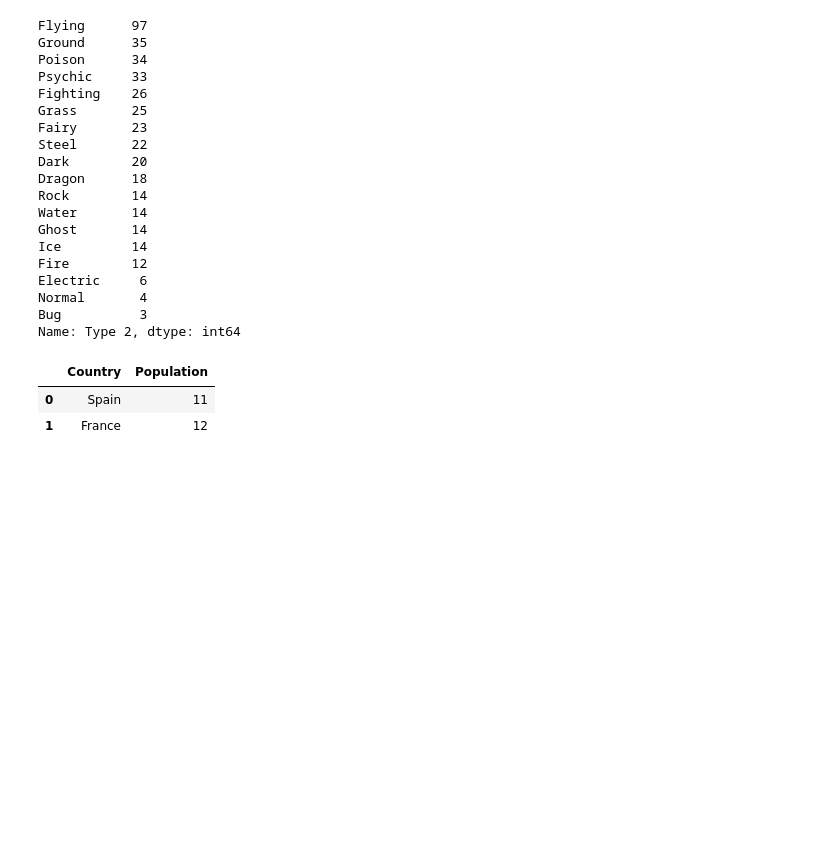
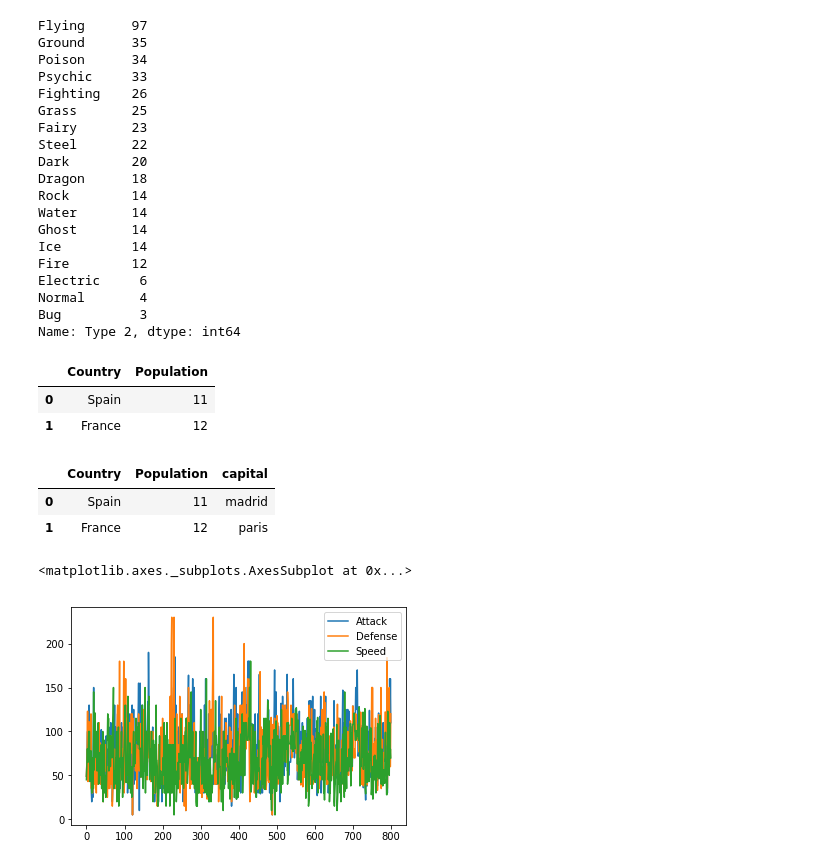
Before and after one commit to innovator-arjun/DataScience-Learning, a Jupyter notebook: Pokemon - Prediction/pokemon combat prediction.ipynb, the cells around one changed output. Cells and saved outputs as stored; diff of their text form; code cells hidden in the pictures; blank space fills up the shorter version.

```diff
--- a/Pokemon - Prediction/pokemon combat prediction.ipynb
+++ b/Pokemon - Prediction/pokemon combat prediction.ipynb
@@ -653,3 +653,10 @@ df
 |  | Country | Population |
 | 0 | Spain | 11 |
 | 1 | France | 12 |
+# %%
+df["capital"]=["madrid","paris"]
+df
+# %% [output]
+|  | Country | Population | capital |
+| 0 | Spain | 11 | madrid |
+| 1 | France | 12 | paris |
@@ -655,0 +665,6 @@ df
+# %%
+data1=pokemon_data.loc[:,["Attack","Defense","Speed"]]
+data1.plot()
+# %% [output]
+<matplotlib.axes._subplots.AxesSubplot at 0x...>
+[figure, added]
```
Also changed, not shown: parts of 3 cells of this notebook.
